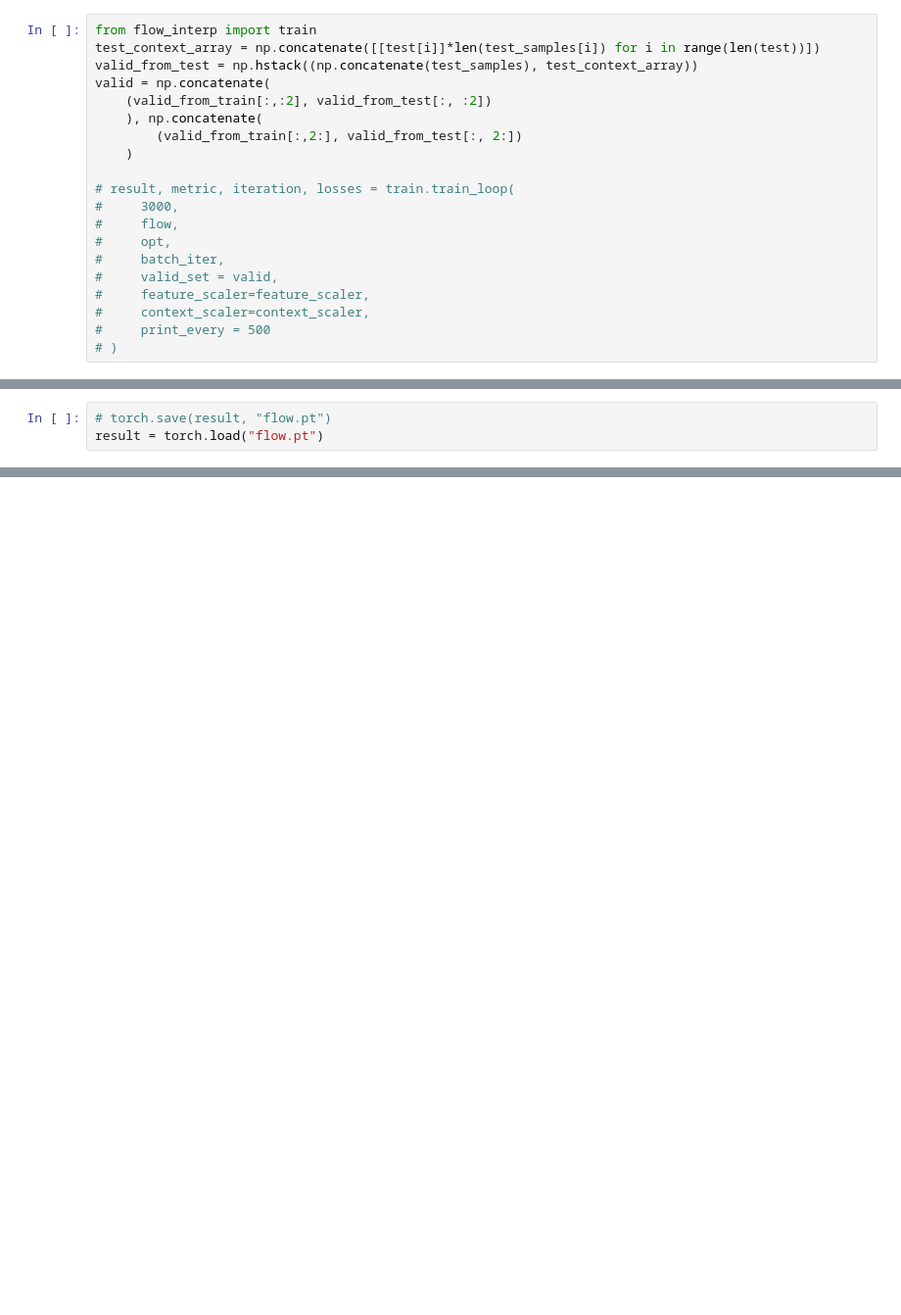
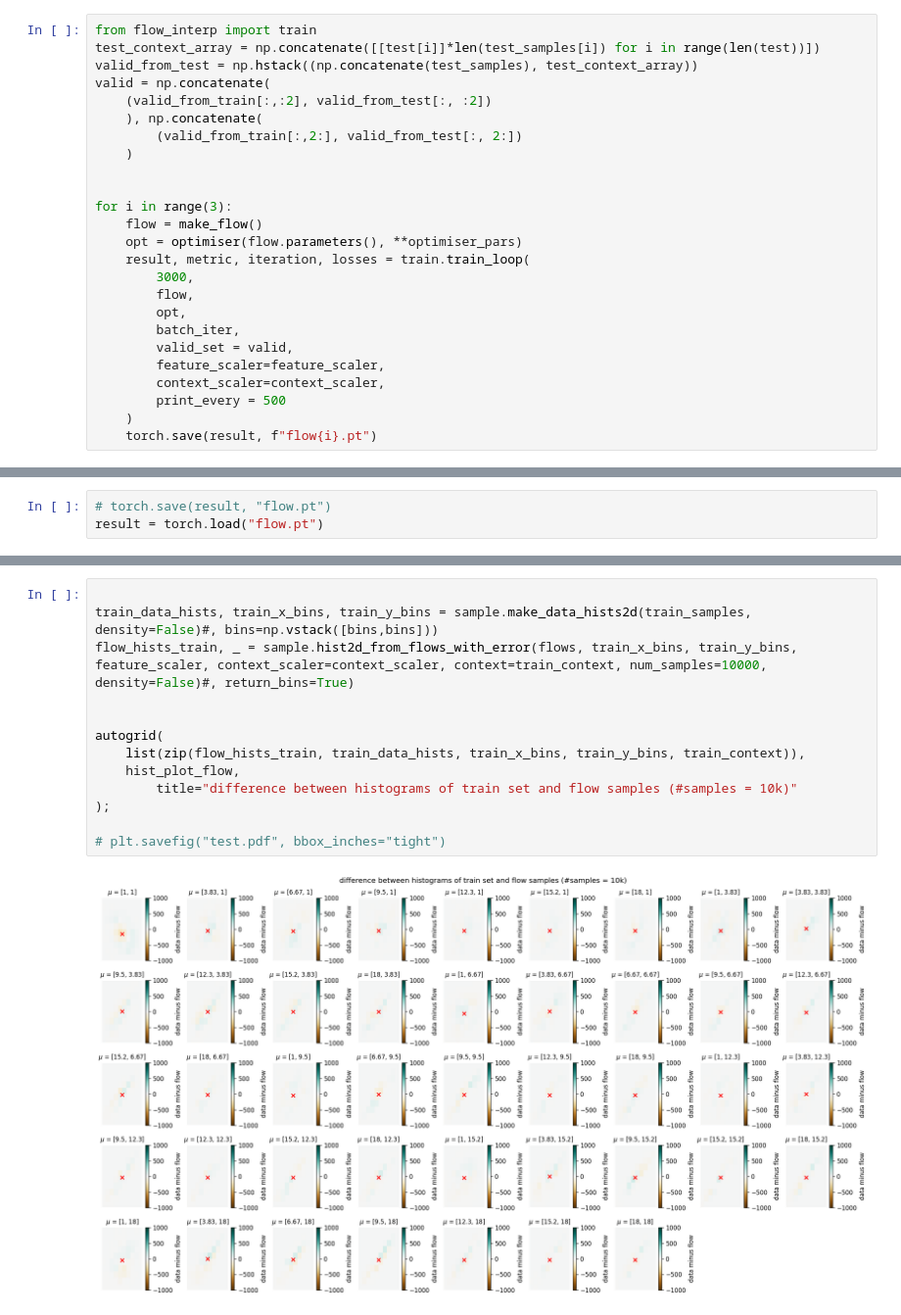
Before and after one commit to phinate/flow-interpolation, a Jupyter notebook: toy_problem.ipynb, the cells around one changed output, grey strips where cells are left out. Shown at 98% size. Saved outputs shown, nothing was run; the diff lists cells and outputs as text; blank space fills up the shorter version.

```diff
--- a/toy_problem.ipynb
+++ b/toy_problem.ipynb
@@ -216,13 +216,18 @@ valid = np.concatenate(
         (valid_from_train[:,2:], valid_from_test[:, 2:])
     )
 
-# result, metric, iteration, losses = train.train_loop(
-#     3000,
-#     flow,
-#     opt,
-#     batch_iter,
-#     valid_set = valid,
-#     feature_scaler=feature_scaler,
-#     context_scaler=context_scaler,
-#     print_every = 500
-# )
+
+for i in range(3):
+    flow = make_flow()
+    opt = optimiser(flow.parameters(), **optimiser_pars)
+    result, metric, iteration, losses = train.train_loop(
+        3000,
+        flow,
+        opt,
+        batch_iter,
+        valid_set = valid,
+        feature_scaler=feature_scaler,
+        context_scaler=context_scaler,
+        print_every = 500
+    )
+    torch.save(result, f"flow{i}.pt")
@@ -360,3 +371,18 @@ ValueError: For each axis slice, the sum of the observed frequencies must agree
+# %%
+
+train_data_hists, train_x_bins, train_y_bins = sample.make_data_hists2d(train_samples, density=False)#, bins=np.vstack([bins,bins]))
+flow_hists_train, _ = sample.hist2d_from_flows_with_error(flows, train_x_bins, train_y_bins, feature_scaler, context_scaler=context_scaler, context=train_context, num_samples=10000, density=False)#, return_bins=True)
+
+
+autogrid(
+    list(zip(flow_hists_train, train_data_hists, train_x_bins, train_y_bins, train_context)),
+    hist_plot_flow,
+        title="difference between histograms of train set and flow samples (#samples = 10k)"
+);
+
+# plt.savefig("test.pdf", bbox_inches="tight")
+# %% [output]
+[figure, added]
 # %%
 flow.load_state_dict(result)
 flow_hists, _ = sample.hist2d_from_flows_with_error([flow], train_x_bins, train_y_bins, feature_scaler, context_scaler=context_scaler, context=train_context, num_samples=10000, density=True)
```
Also changed, not shown: parts of 15 cells of this notebook, 4 other files.
